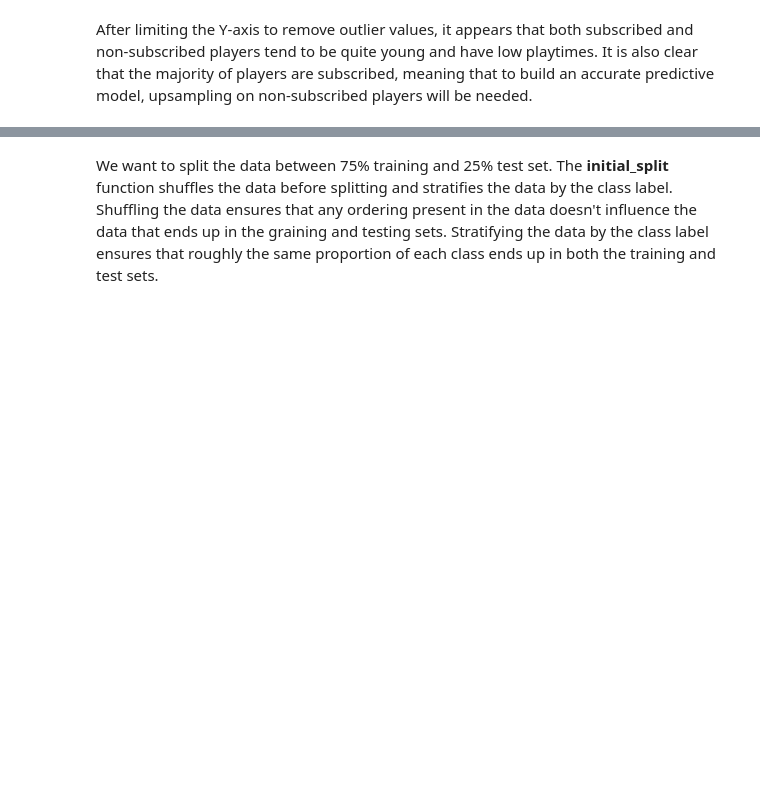
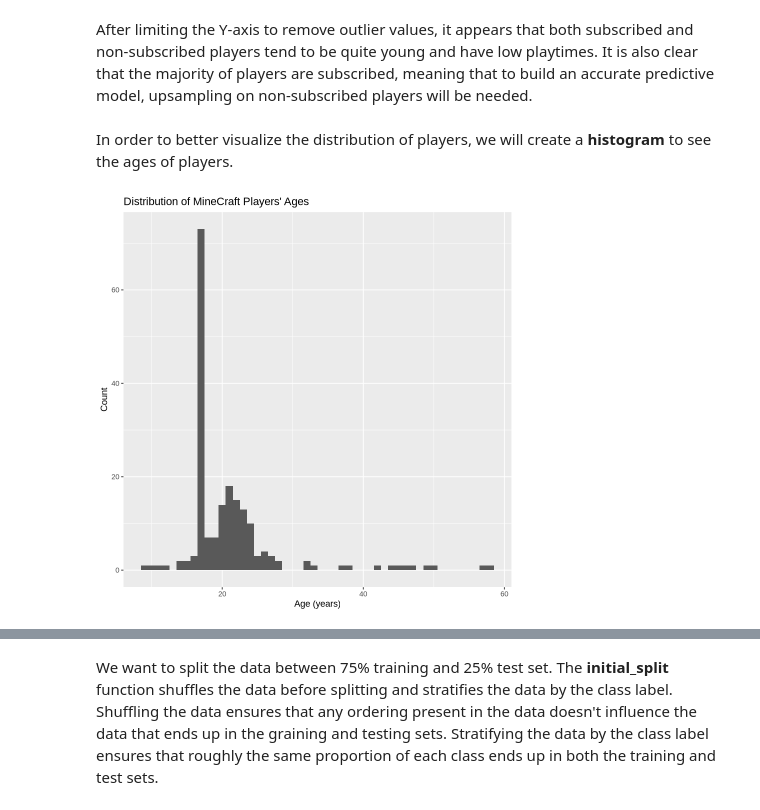
Before and after one commit to strikerjoseph734-glitch/final_project, a Jupyter notebook: final_project.ipynb, the cells around one changed output, grey strips where cells are left out. Drawn from its saved outputs; the diff is of its cells as text; code cells hidden in the pictures; blank space fills up the shorter version.

Commit message:
Added Graphs
Added more graphs to visualization section.

```diff
--- a/final_project.ipynb
+++ b/final_project.ipynb
@@ -173,3 +187,13 @@ Warning message:
 [figure]
 # %% [markdown]
 After limiting the Y-axis to remove outlier values, it appears that both subscribed and non-subscribed players tend to be quite young and have low playtimes. It is also clear that the majority of players are subscribed, meaning that to build an accurate predictive model, upsampling on non-subscribed players will be needed.
+# %% [markdown]
+In order to better visualize the distribution of players, we will create a **histogram** to see the ages of players.
+# %%
+age_distribution <- players_wrangled |>
+    ggplot(aes(x = Age))+
+    geom_histogram(binwidth = 1)+
+    labs(x = "Age (years)", y = "Count", title = "Distribution of MineCraft Players' Ages")
+age_distribution
+# %% [output]
+[figure, added]
```
Also changed, not shown: parts of 12 cells of this notebook.
